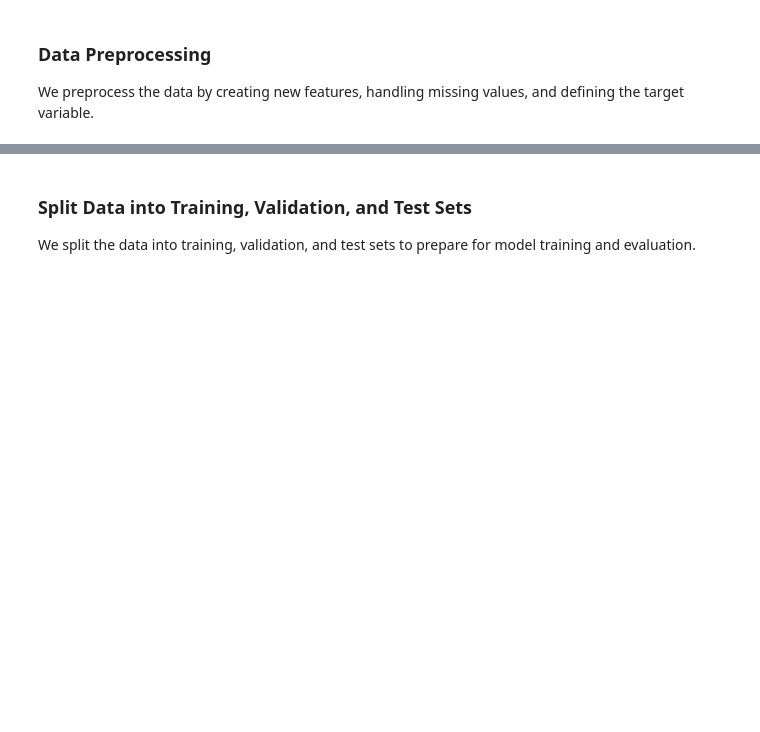
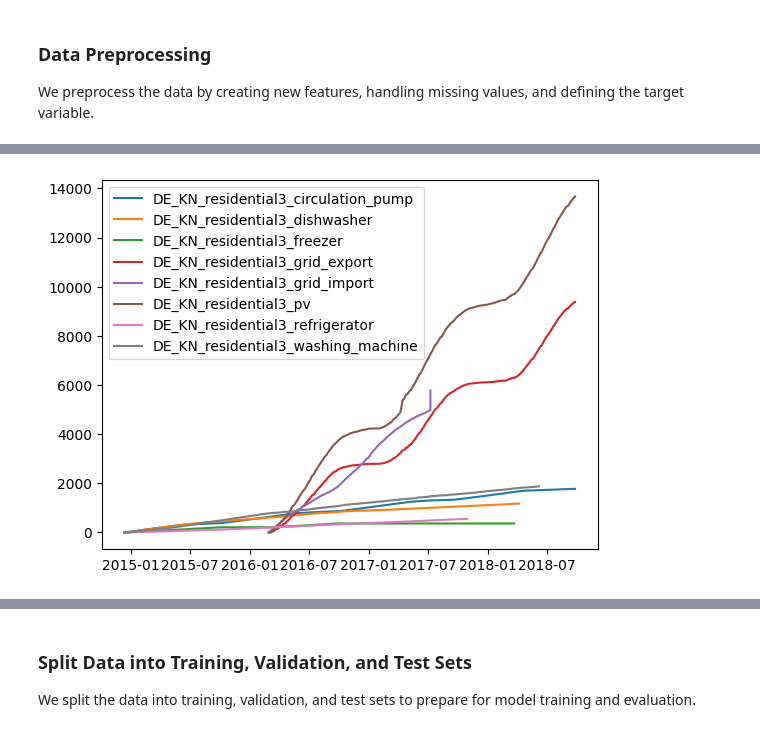
Before and after one commit to keyko-io/olas-energy-management-agents, a Jupyter notebook: notebooks/TRANSFORMER - Energy Consumption.ipynb, the cells around one changed output, grey strips where cells are left out. Drawn from its saved outputs; the diff is of its cells as text; code cells hidden in the pictures; blank space fills up the shorter version.

```diff
--- a/notebooks/TRANSFORMER - Energy Consumption.ipynb
+++ b/notebooks/TRANSFORMER - Energy Consumption.ipynb
@@ -211,0 +178,6 @@ X, y = select_features(data_preprocessed)
+# %%
+lineObjects = plt.plot(data[columns3])
+plt.legend(iter(lineObjects), tuple(columns3))
+plt.show()
+# %% [output]
+[figure, added]
```
Also changed, not shown: parts of 27 cells of this notebook, 2 other files.
